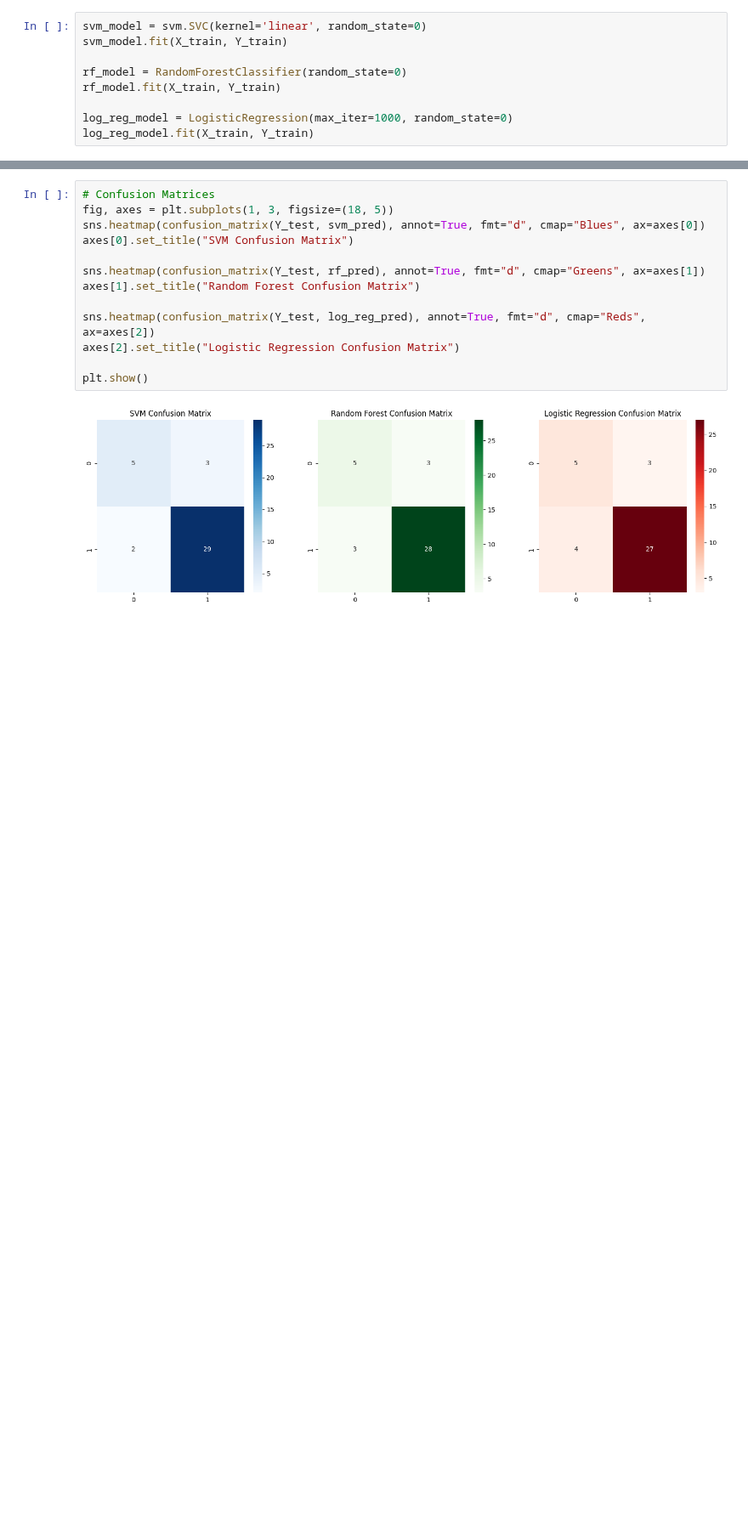
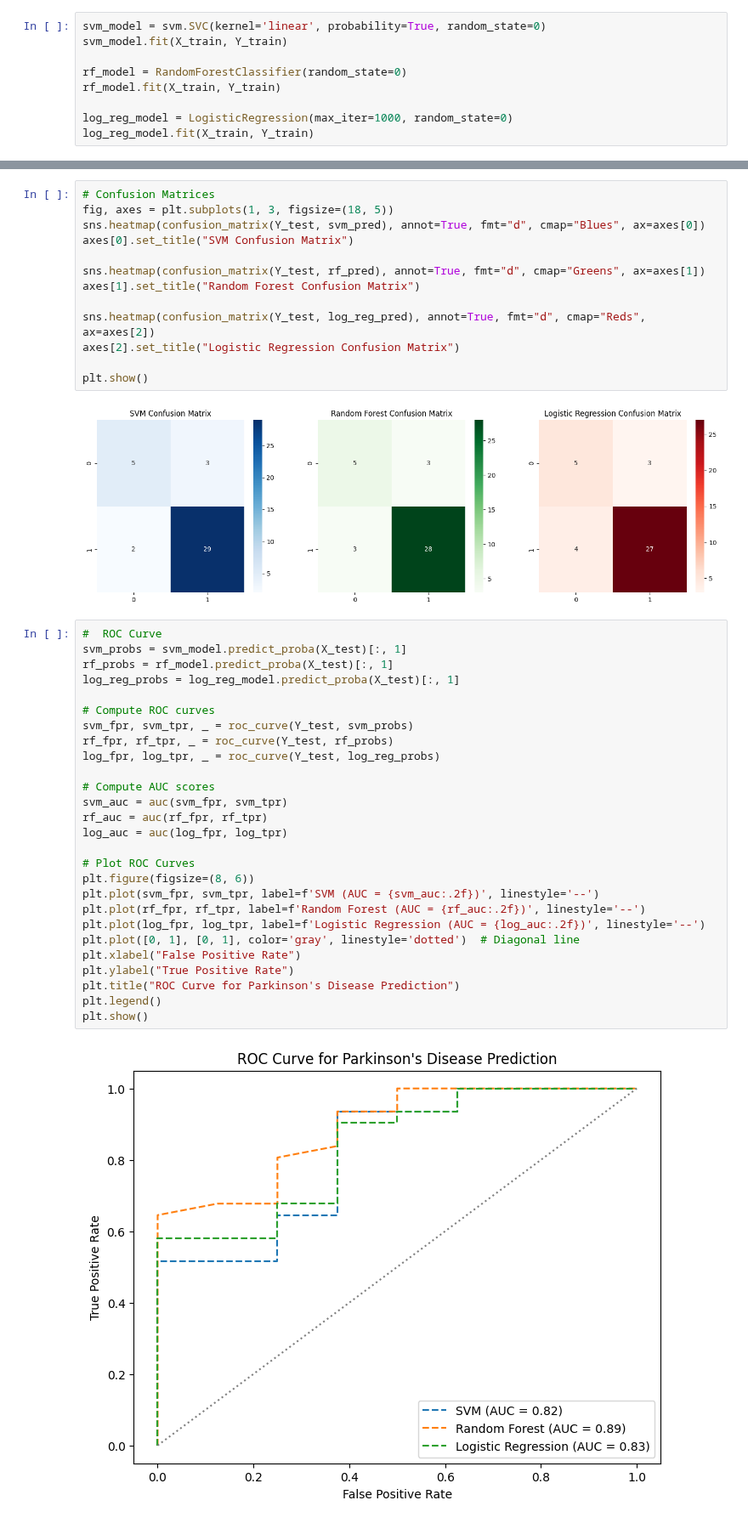
Before and after one commit to shambhavi1708/disease-detection-system, a Jupyter notebook: Parkinsons.ipynb, the cells around one changed output, grey strips where cells are left out. Shown at 85% size. Saved outputs shown, nothing was run; the diff lists cells and outputs as text; blank space fills up the shorter version.

```diff
--- a/Parkinsons.ipynb
+++ b/Parkinsons.ipynb
@@ -53,7 +53,7 @@ scaler = StandardScaler()
 X_train = scaler.fit_transform(X_train)
 X_test = scaler.transform(X_test)
 # %%
-svm_model = svm.SVC(kernel='linear', random_state=0)
+svm_model = svm.SVC(kernel='linear', probability=True, random_state=0)
 svm_model.fit(X_train, Y_train)
 
 rf_model = RandomForestClassifier(random_state=0)
@@ -112,3 +112,32 @@ axes[2].set_title("Logistic Regression Confusion Matrix")
 plt.show()
 # %% [output]
 [figure]
+# %%
+#  ROC Curve
+svm_probs = svm_model.predict_proba(X_test)[:, 1]
+rf_probs = rf_model.predict_proba(X_test)[:, 1]
+log_reg_probs = log_reg_model.predict_proba(X_test)[:, 1]
+
+# Compute ROC curves
+svm_fpr, svm_tpr, _ = roc_curve(Y_test, svm_probs)
+rf_fpr, rf_tpr, _ = roc_curve(Y_test, rf_probs)
+log_fpr, log_tpr, _ = roc_curve(Y_test, log_reg_probs)
+
+# Compute AUC scores
+svm_auc = auc(svm_fpr, svm_tpr)
+rf_auc = auc(rf_fpr, rf_tpr)
+log_auc = auc(log_fpr, log_tpr)
+
+# Plot ROC Curves
+plt.figure(figsize=(8, 6))
+plt.plot(svm_fpr, svm_tpr, label=f'SVM (AUC = {svm_auc:.2f})', linestyle='--')
+plt.plot(rf_fpr, rf_tpr, label=f'Random Forest (AUC = {rf_auc:.2f})', linestyle='--')
+plt.plot(log_fpr, log_tpr, label=f'Logistic Regression (AUC = {log_auc:.2f})', linestyle='--')
+plt.plot([0, 1], [0, 1], color='gray', linestyle='dotted')  # Diagonal line
+plt.xlabel("False Positive Rate")
+plt.ylabel("True Positive Rate")
+plt.title("ROC Curve for Parkinson's Disease Prediction")
+plt.legend()
+plt.show()
+# %% [output]
+[figure, added]
```
Also changed, not shown: parts of 1 cell of this notebook.
